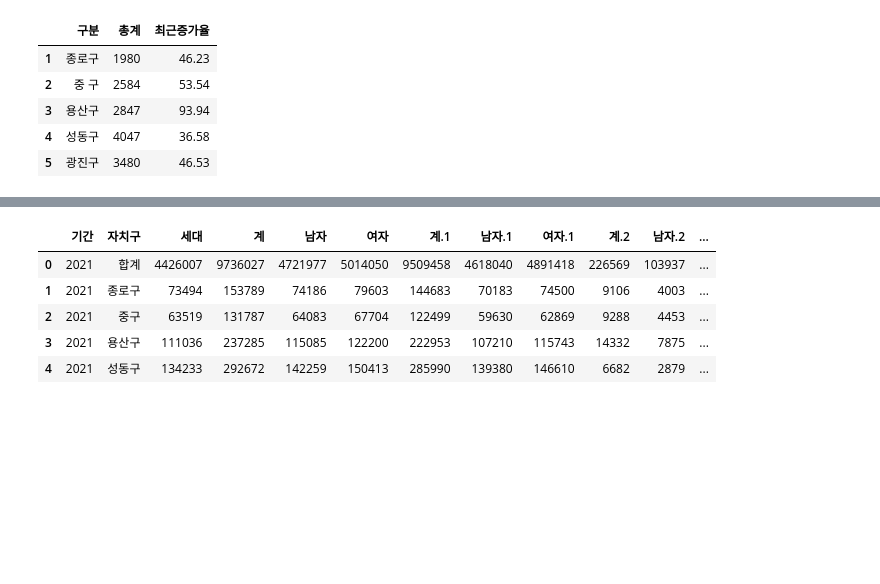
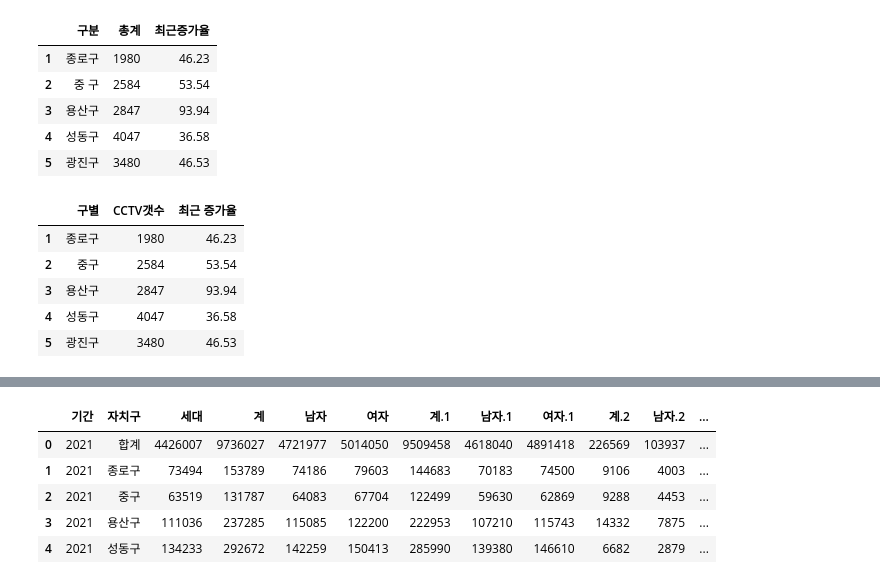
Before and after one commit to wowgang/DataAnalysis_Lecture-2023.04, a Jupyter notebook: 02.Pandas/06.z과제제출.ipynb, the cells around one changed output, grey strips where cells are left out. Cells and saved outputs as stored; diff of their text form; code cells hidden in the pictures; blank space fills up the shorter version.

```diff
--- a/02.Pandas/06.z제출 copy.ipynb
+++ b/02.Pandas/06.z과제제출.ipynb
@@ -69,5 +99,16 @@ cctv1.rename(columns={
     '총계': 'CCTV갯수',
     '최근증가율': '최근 증가율'
 }, inplace=True)
+# %%
+# 6) 구 이름에서 공백 지우기
+cctv1.구별 = cctv1.구별.str.replace(' ','')
+cctv1.head()
+# %% [output]
+|  | 구별 | CCTV갯수 | 최근 증가율 |
+| 1 | 종로구 | 1980 | 46.23 |
+| 2 | 중구 | 2584 | 53.54 |
+| 3 | 용산구 | 2847 | 93.94 |
+| 4 | 성동구 | 4047 | 36.58 |
+| 5 | 광진구 | 3480 | 46.53 |
 # %%
 # 내가 보고싶은 데이터
```
Also changed, not shown: parts of 23 cells of this notebook, 11 other files.
